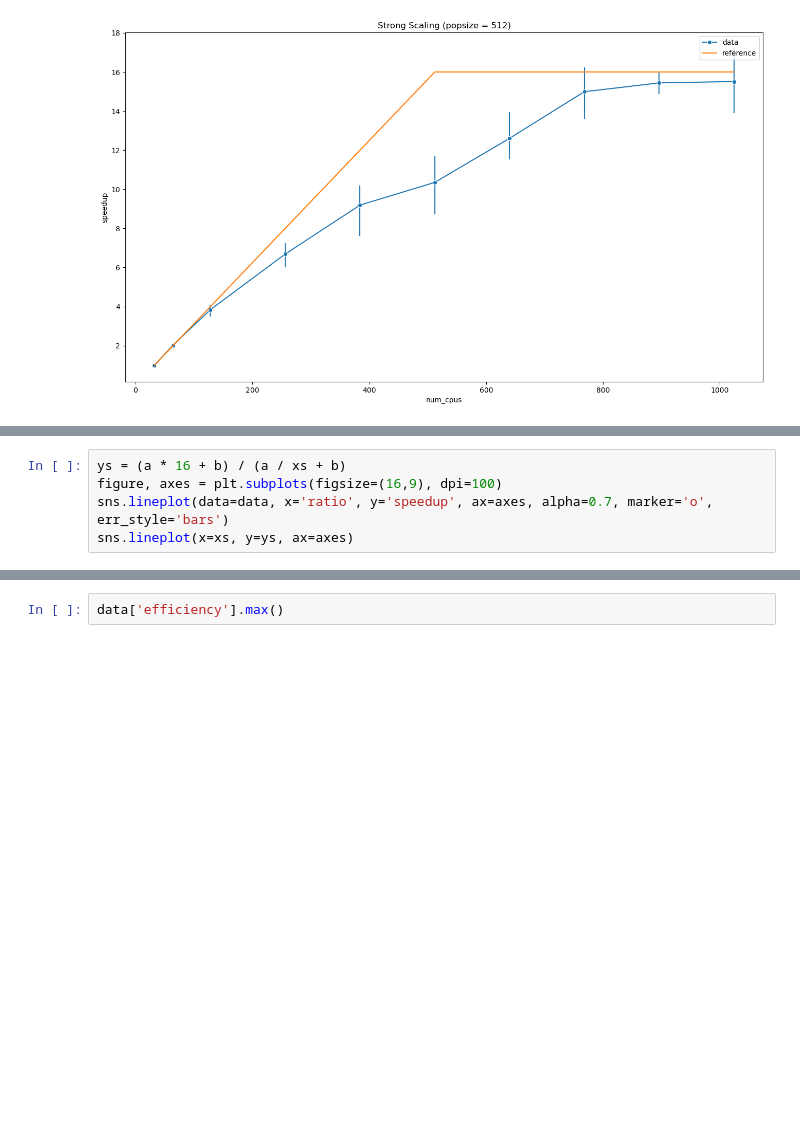
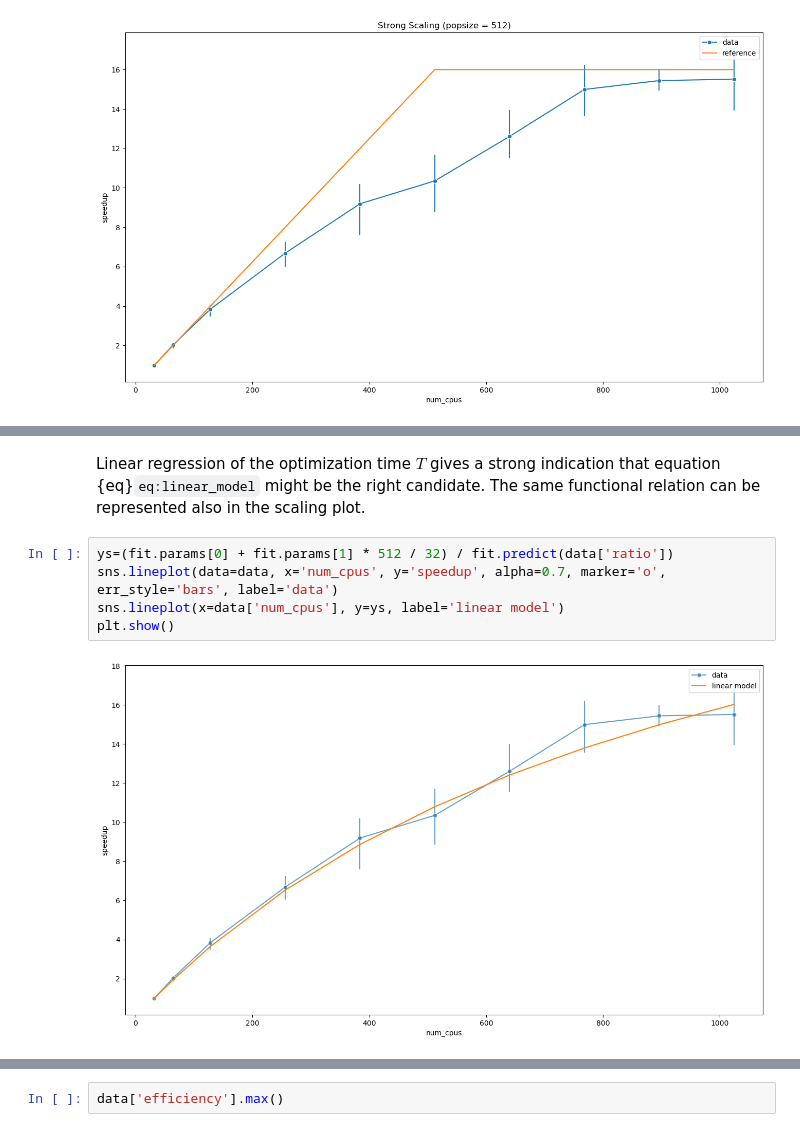
Before and after one commit to stefanocampanella/MHPC-project, a Jupyter notebook: notebooks/scaling.ipynb, the cells around one changed output, grey strips where cells are left out. Drawn from its saved outputs; the diff is of its cells as text; blank space fills up the shorter version.

```diff
--- a/notebooks/scaling.ipynb
+++ b/notebooks/scaling.ipynb
@@ -145,5 +188,9 @@ data['speedup'] = duration_baseline / data['duration']
+# %% [markdown]
+Linear regression of the optimization time $T$ gives a strong indication that equation {eq}`eq:linear_model` might be the right candidate. The same functional relation can be represented also in the scaling plot.
 # %%
-ys = (a * 16 + b) / (a / xs + b)
-figure, axes = plt.subplots(figsize=(16,9), dpi=100)
-sns.lineplot(data=data, x='ratio', y='speedup', ax=axes, alpha=0.7, marker='o', err_style='bars')
-sns.lineplot(x=xs, y=ys, ax=axes)
+ys=(fit.params[0] + fit.params[1] * 512 / 32) / fit.predict(data['ratio'])
+sns.lineplot(data=data, x='num_cpus', y='speedup', alpha=0.7, marker='o', err_style='bars', label='data')
+sns.lineplot(x=data['num_cpus'], y=ys, label='linear model')
+plt.show()
+# %% [output]
+[figure, added]
```
Also changed, not shown: parts of 24 cells of this notebook, 1 other file.
